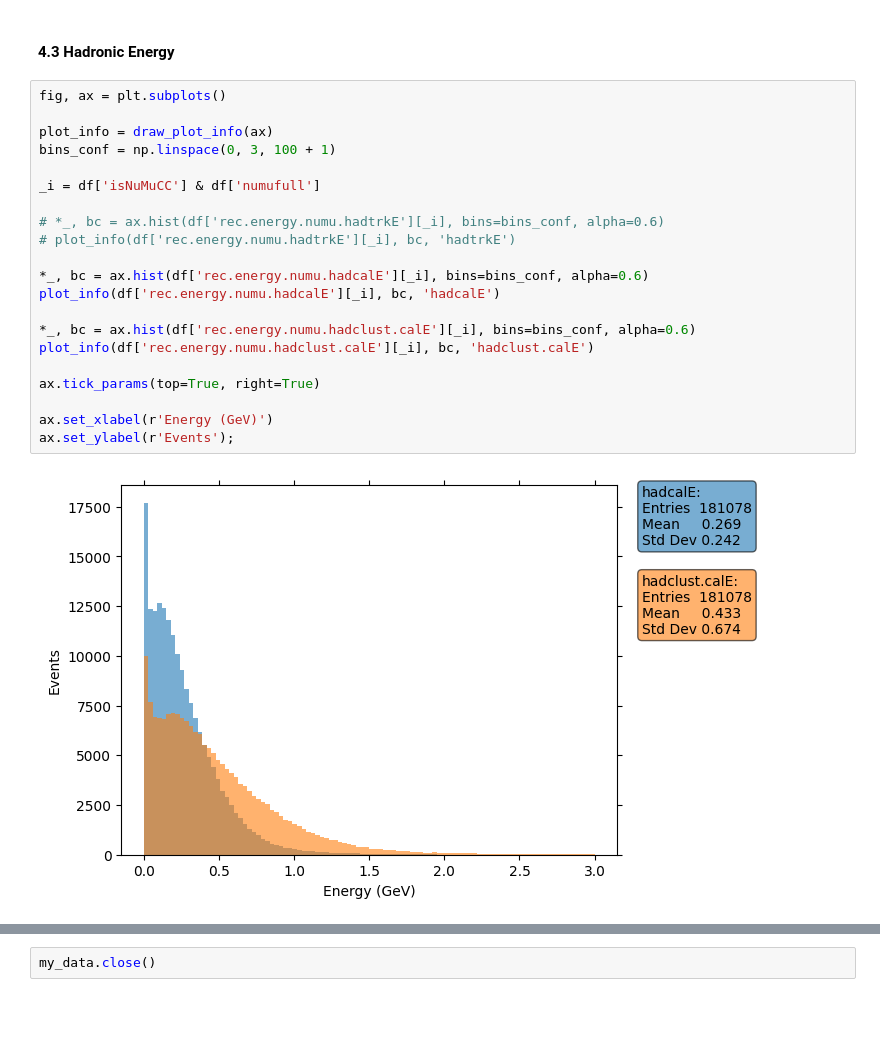
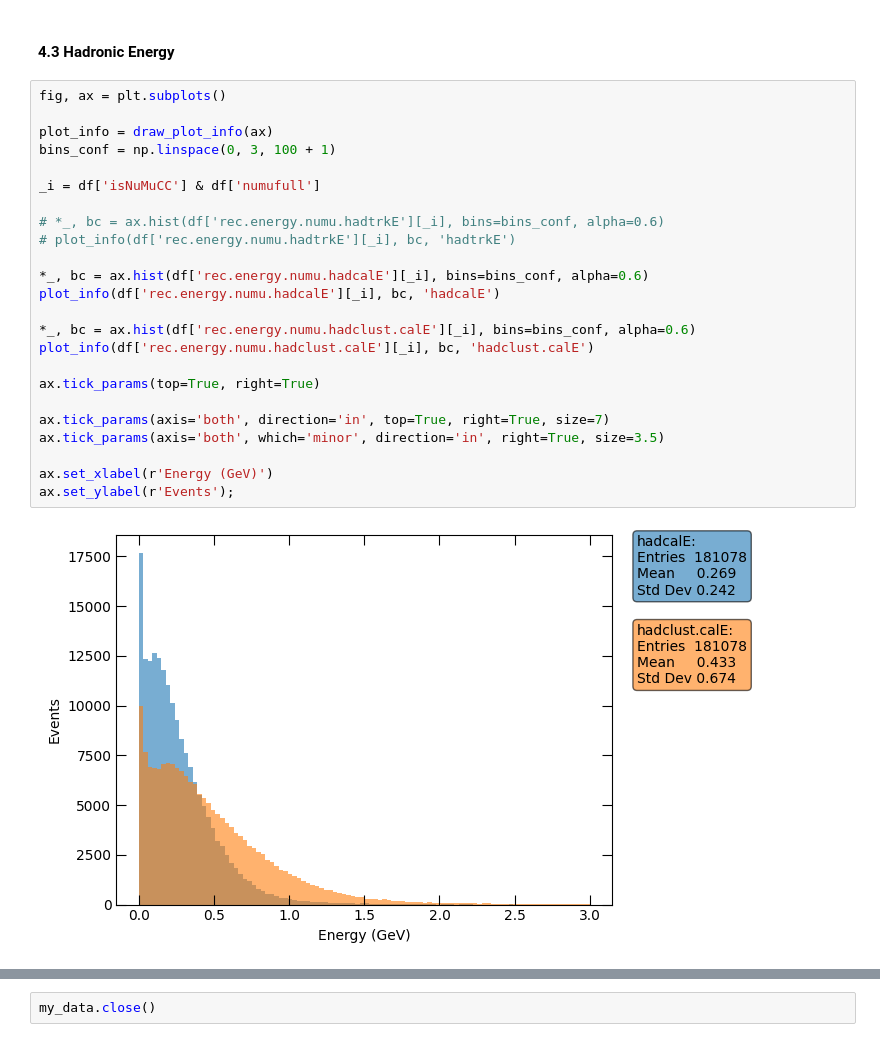
Before and after one commit to aditya-marathe/msci-project, a Jupyter notebook: src/notebooks/initial_analysis.ipynb, the cells around one changed output, grey strips where cells are left out. Cells and saved outputs as stored; diff of their text form; blank space fills up the shorter version.

```diff
--- a/src/notebooks/initial_analysis.ipynb
+++ b/src/notebooks/initial_analysis.ipynb
@@ -1189,23 +1204,26 @@ I am not sure if I have calculated this correctly in the cell above. When calcul
 # %%
 fig, ax = plt.subplots()
 
 plot_info = draw_plot_info(ax)
 bins_conf = np.linspace(0, 3, 100 + 1)
 
 _i = df['isNuMuCC'] & df['numufull']
 
 # *_, bc = ax.hist(df['rec.energy.numu.hadtrkE'][_i], bins=bins_conf, alpha=0.6)
 # plot_info(df['rec.energy.numu.hadtrkE'][_i], bc, 'hadtrkE')
 
 *_, bc = ax.hist(df['rec.energy.numu.hadcalE'][_i], bins=bins_conf, alpha=0.6)
 plot_info(df['rec.energy.numu.hadcalE'][_i], bc, 'hadcalE')
 
 *_, bc = ax.hist(df['rec.energy.numu.hadclust.calE'][_i], bins=bins_conf, alpha=0.6)
 plot_info(df['rec.energy.numu.hadclust.calE'][_i], bc, 'hadclust.calE')
 
 ax.tick_params(top=True, right=True)
 
+ax.tick_params(axis='both', direction='in', top=True, right=True, size=7)
+ax.tick_params(axis='both', which='minor', direction='in', right=True, size=3.5)
+
 ax.set_xlabel(r'Energy (GeV)')
 ax.set_ylabel(r'Events');
 # %% [output]
-[figure, old version]
+[figure, new version]
```
Also changed, not shown: parts of 11 cells of this notebook.
